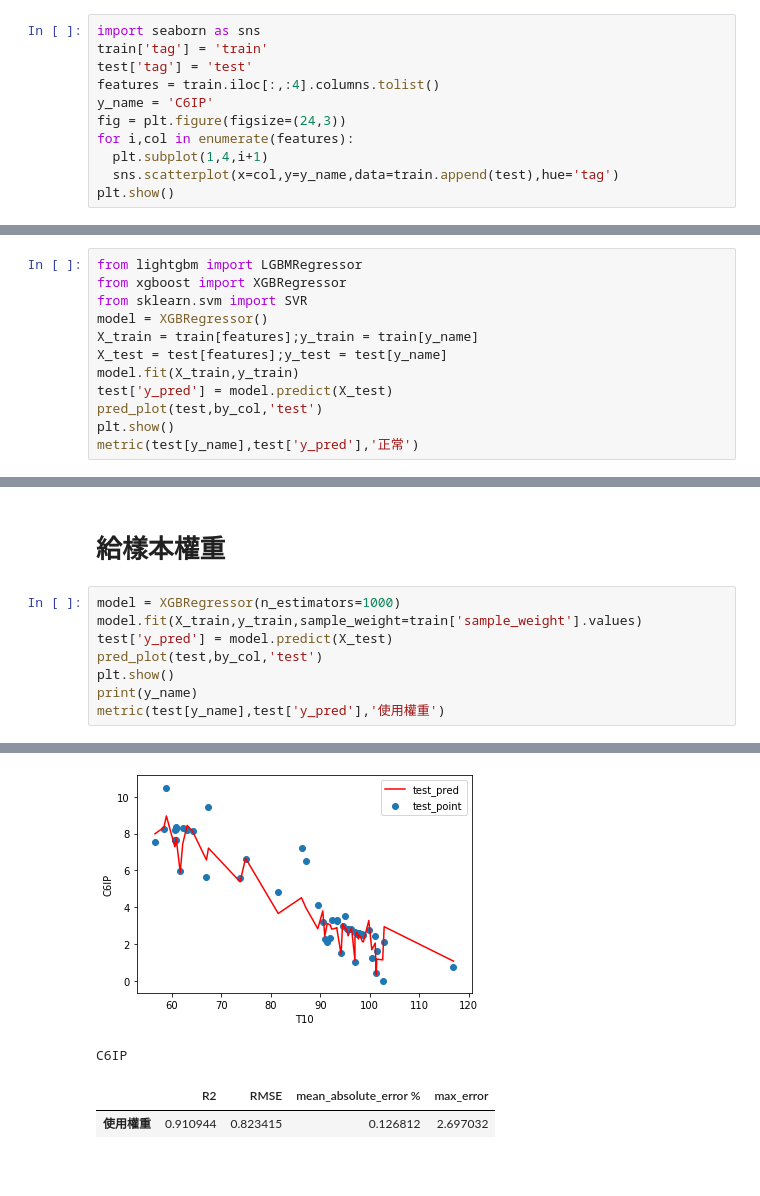
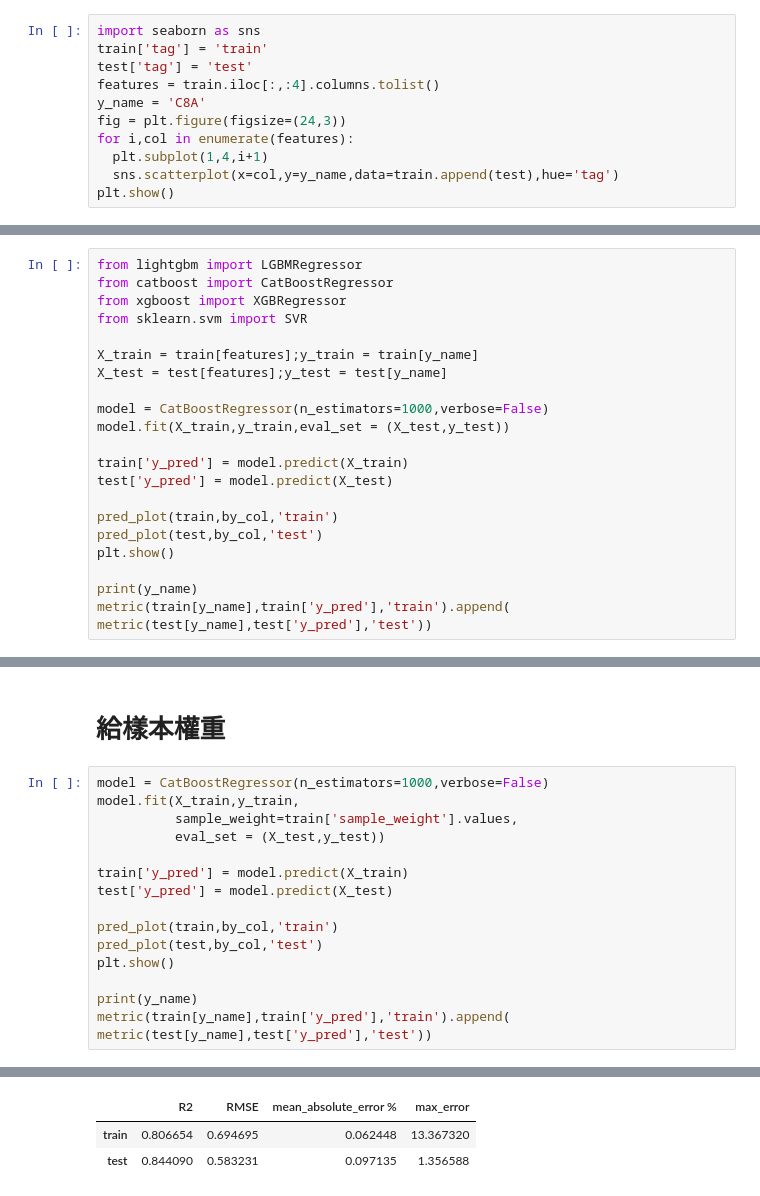
Before and after one commit to skywalker0803r/works, a Jupyter notebook: 計算樣本權重.ipynb, the cells around one changed output, grey strips where cells are left out. Saved outputs shown, nothing was run; the diff lists cells and outputs as text; blank space fills up the shorter version.

```diff
--- a/計算樣本權重.ipynb
+++ b/計算樣本權重.ipynb
@@ -69,7 +69,7 @@ import seaborn as sns
 train['tag'] = 'train'
 test['tag'] = 'test'
 features = train.iloc[:,:4].columns.tolist()
-y_name = 'C6IP'
+y_name = 'C8A'
 fig = plt.figure(figsize=(24,3))
 for i,col in enumerate(features):
   plt.subplot(1,4,i+1)
@@ -148,14 +148,24 @@ by_col
 # 正常
 # %%
 from lightgbm import LGBMRegressor
+from catboost import CatBoostRegressor
 from xgboost import XGBRegressor
 from sklearn.svm import SVR
-model = XGBRegressor()
+
 X_train = train[features];y_train = train[y_name]
 X_test = test[features];y_test = test[y_name]
-model.fit(X_train,y_train)
+
+model = CatBoostRegressor(n_estimators=1000,verbose=False)
+model.fit(X_train,y_train,eval_set = (X_test,y_test))
+
+train['y_pred'] = model.predict(X_train)
 test['y_pred'] = model.predict(X_test)
+
+pred_plot(train,by_col,'train')
 pred_plot(test,by_col,'test')
 plt.show()
-metric(test[y_name],test['y_pred'],'正常')
+
+print(y_name)
+metric(train[y_name],train['y_pred'],'train').append(
+metric(test[y_name],test['y_pred'],'test'))
 # %% [output]
@@ -166,11 +177,19 @@ metric(test[y_name],test['y_pred'],'正常')
 # %% [markdown]
 # 給樣本權重
 # %%
-model = XGBRegressor(n_estimators=1000)
-model.fit(X_train,y_train,sample_weight=train['sample_weight'].values)
+model = CatBoostRegressor(n_estimators=1000,verbose=False)
+model.fit(X_train,y_train,
+          sample_weight=train['sample_weight'].values,
+          eval_set = (X_test,y_test))
+
+train['y_pred'] = model.predict(X_train)
 test['y_pred'] = model.predict(X_test)
+
+pred_plot(train,by_col,'train')
 pred_plot(test,by_col,'test')
 plt.show()
+
 print(y_name)
-metric(test[y_name],test['y_pred'],'使用權重')
+metric(train[y_name],train['y_pred'],'train').append(
+metric(test[y_name],test['y_pred'],'test'))
 # %% [output]
@@ -178,7 +198,6 @@ metric(test[y_name],test['y_pred'],'使用權重')
-[figure, old version]
-C6IP
 |  | R2 | RMSE | mean_absolute_error % | max_error |
-| 使用權重 | 0.910944 | 0.823415 | 0.126812 | 2.697032 |
+| train | 0.806654 | 0.694695 | 0.062448 | 13.367320 |
+| test | 0.844090 | 0.583231 | 0.097135 | 1.356588 |
 # %%
 #C5IP ok
 #C5NP ok
```
Also changed, not shown: parts of 8 cells of this notebook.
